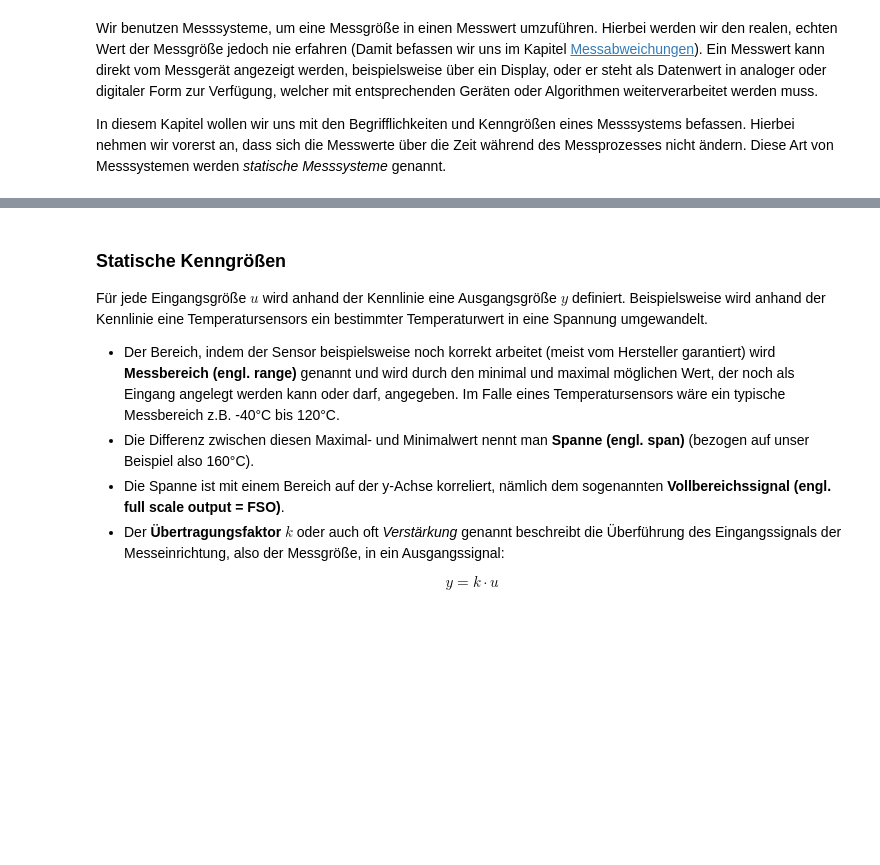
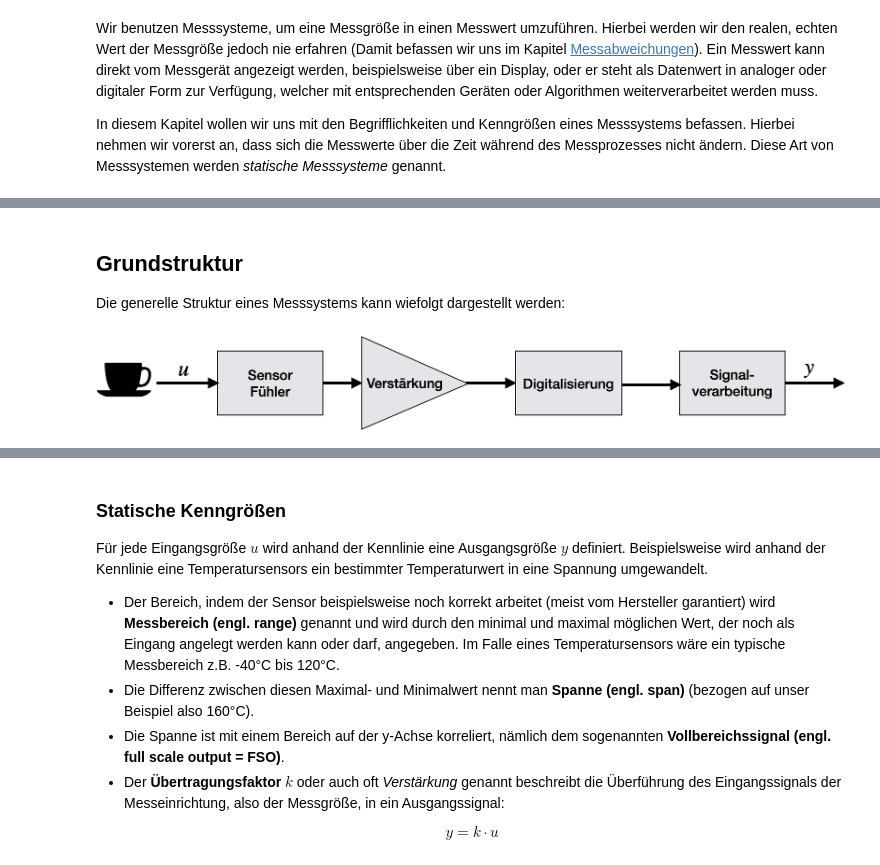
Before and after one commit to Kisleif/messtechnik-lecture, a Jupyter notebook: Messsysteme.ipynb, the cells around one changed output, grey strips where cells are left out. Cells and saved outputs as stored; diff of their text form; code cells hidden in the pictures; blank space fills up the shorter version.

Commit message:
Messsysteme update

```diff
--- a/Messsysteme.ipynb
+++ b/Messsysteme.ipynb
@@ -33,4 +40,13 @@ In diesem Kapitel wollen wir uns mit den Begrifflichkeiten und Kenngrößen eine
 ### [Zusammenfassung](#Sec-Zusammenfassung)
 
 ***
+# %% [markdown]
+## Grundstruktur
+<a id="Sec-Grundstruktur"></a>
+
+Die generelle Struktur eines Messsystems kann wiefolgt dargestellt werden:
+# %%
+Image("pictures/grundstruktur.png", width=750)
+# %% [output]
+[figure, added]
 # %% [markdown]
```
Also changed, not shown: parts of 30 cells of this notebook, 8 other files.
